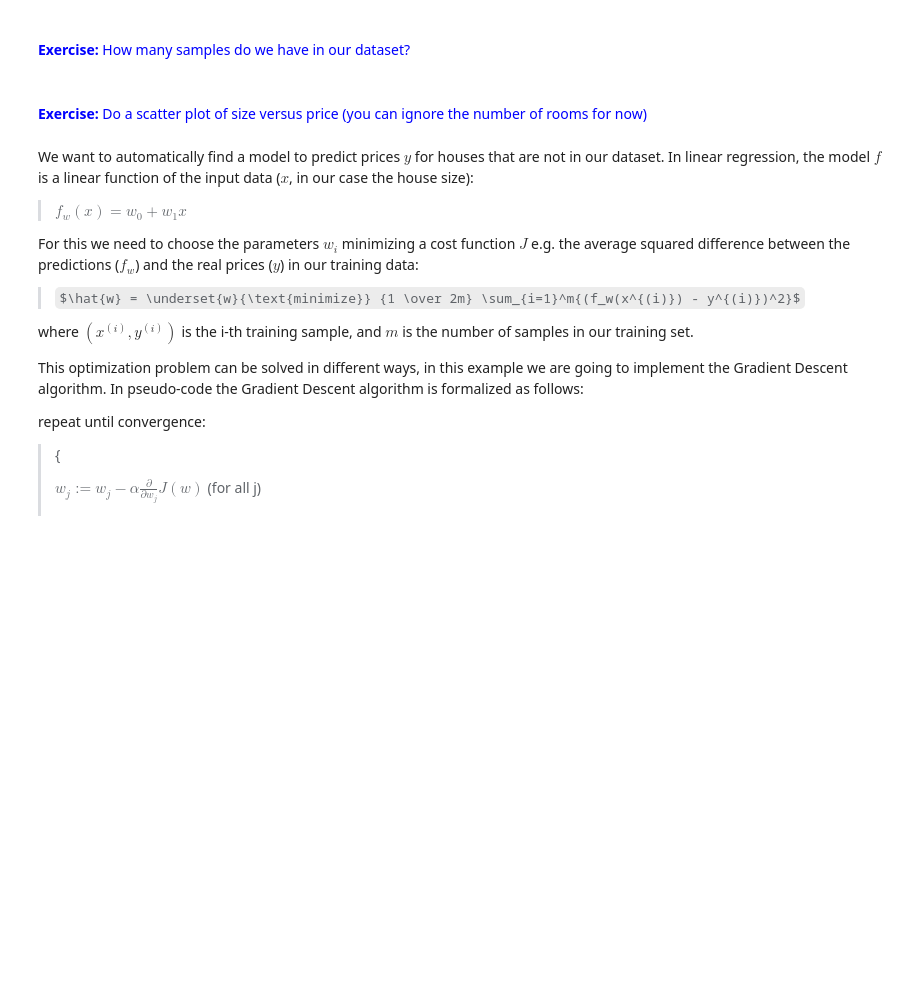
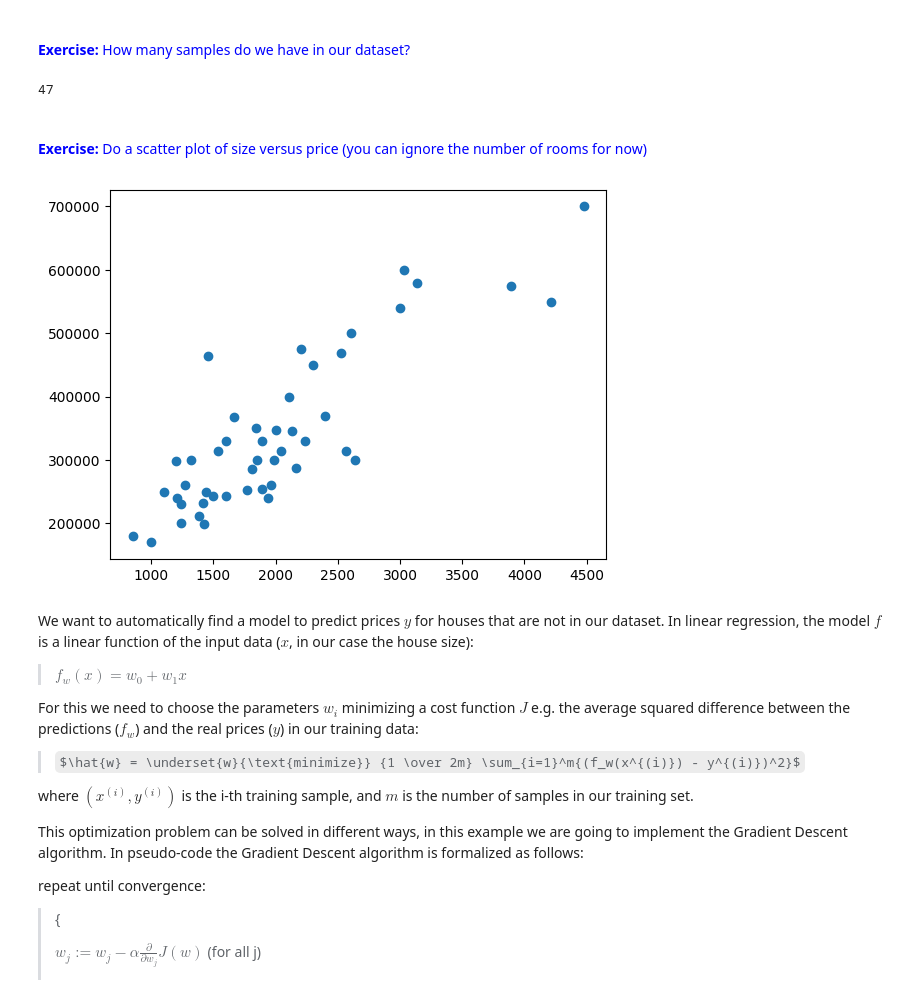
Before and after one commit to Pikurrot/ml-problems-uab, a Jupyter notebook: Session 1 - Linear Regression/P1_Linear_Regression.ipynb, the cells around one changed output. Drawn from its saved outputs; the diff is of its cells as text; code cells hidden in the pictures; some formulas as TeX source; blank space fills up the shorter version.

```diff
--- a/Session 1 - Linear Regression/P1_Linear_Regression.ipynb
+++ b/Session 1 - Linear Regression/P1_Linear_Regression.ipynb
@@ -147,12 +161,21 @@ price = np.array([399900., 329900., 369000., 232000., 539900., 299900., 314900.,
 <font color=blue>**Exercise:** How many samples do we have in our dataset?</font>
 # %%
 # YOUR CODE HERE
+n = len(size)
+n
+# %% [output]
+47
 # %% [markdown]
 <br>
 
 <font color=blue>**Exercise:** Do a scatter plot of size versus price (you can ignore the number of rooms for now)</font>
 # %%
 # YOUR CODE HERE
+
+plt.plot(size, price, 'o')
+plt.show()
+# %% [output]
+[figure, added]
 # %% [markdown]
 We want to automatically find a model to predict prices $y$ for houses that are not in our dataset. In linear regression, the model $f$ is a linear function of the input data ($x$, in our case the house size):
 
```
Also changed, not shown: parts of 19 cells of this notebook.
